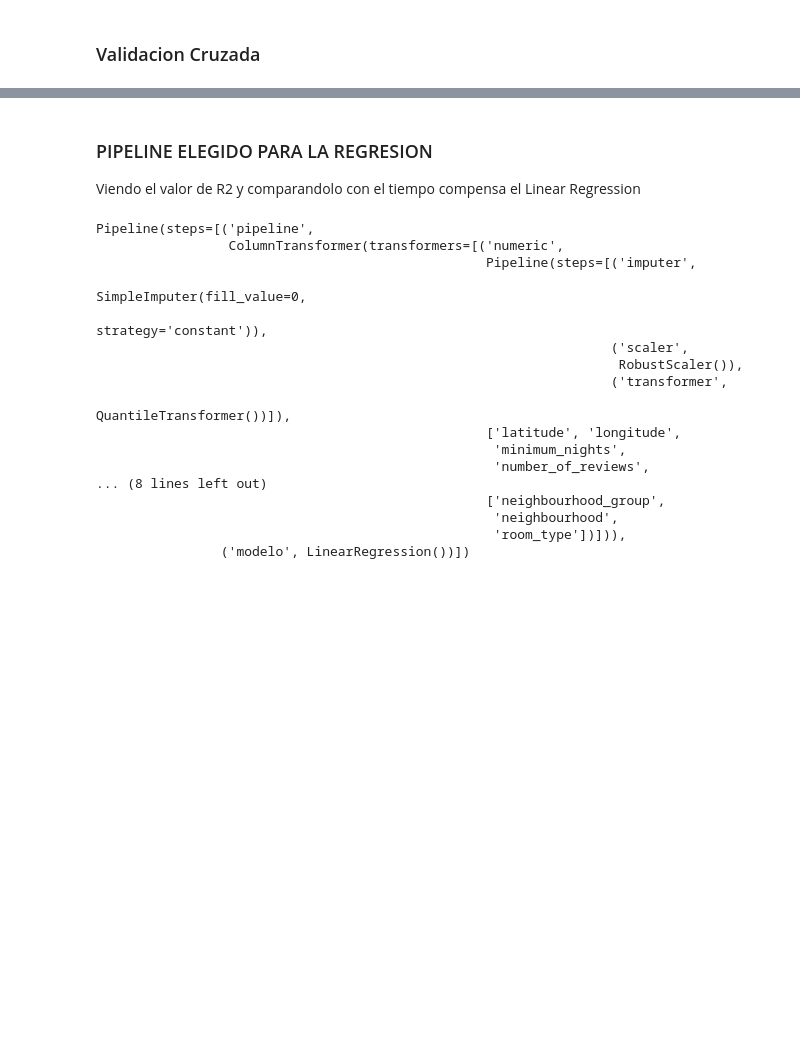
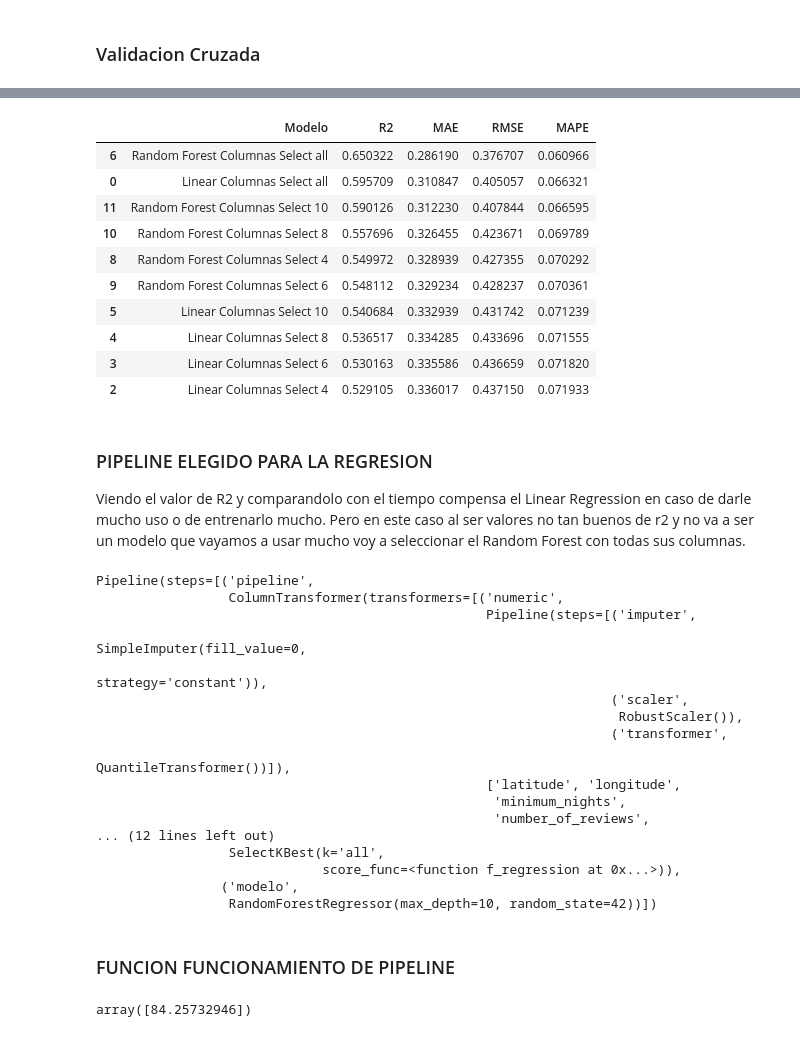
Before and after one commit to promav/PoyectosBootcamp, a Jupyter notebook: Mod5/m5_Pablo_Romero_Avila.ipynb, the cells around one changed output, grey strips where cells are left out. Drawn from its saved outputs; the diff is of its cells as text; code cells hidden in the pictures; blank space fills up the shorter version.

```diff
--- a/Mod5/m5_Pablo_Romero_Avila.ipynb
+++ b/Mod5/m5_Pablo_Romero_Avila.ipynb
@@ -739,7 +789,56 @@ df_resultados_cross.sort_values('test_r2', ascending=False).head(5)
+# %%
+ks = ['all', 2, 4 , 6, 8, 10]
+
+pipeline_categorical = Pipeline([
+                ('imputer', SimpleImputer(strategy='most_frequent')),
+                ('encoder', OneHotEncoder(handle_unknown='ignore')),
+])
+
+pipeline_numerical = Pipeline([
+    ('imputer', SimpleImputer(strategy='constant', fill_value=0)),
+    ('scaler', RobustScaler()),
+    ('transformer', QuantileTransformer())
+])
+
+pipeline_all = ColumnTransformer([
+    ('numeric', pipeline_numerical, numerical_col),
+    ('categorical', pipeline_categorical, categorical_col)
+])
+
+for k in ks:
+    pipeline = Pipeline([
+        ('pipeline', pipeline_all),
+        ('selector', SelectKBest(score_func=f_regression, k=k)),
+        ('modelo', RandomForestRegressor(max_depth=10,random_state=42))]
+    )
+
+    pipeline.fit(X_train_log, y_train_log)
+    y_pred = pipeline.predict(X_test_log)
+
+    r2 = r2_score(y_test_log, y_pred)
+    mae = mean_absolute_error(y_test_log, y_pred)
+    rmse = root_mean_squared_error(y_test_log, y_pred)
+    mape = mean_absolute_percentage_error(y_test_log, y_pred)
+    df_resultados.loc[len(df_resultados)] = [f'Random Forest Columnas Select {k}', r2, mae, rmse, mape]
+
+df_resultados.sort_values('R2', ascending=False).head(10)
+# %% [output]
+|  | Modelo | R2 | MAE | RMSE | MAPE |
+| 6 | Random Forest Columnas Select all | 0.650322 | 0.286190 | 0.376707 | 0.060966 |
+| 0 | Linear Columnas Select all | 0.595709 | 0.310847 | 0.405057 | 0.066321 |
+| 11 | Random Forest Columnas Select 10 | 0.590126 | 0.312230 | 0.407844 | 0.066595 |
+| 10 | Random Forest Columnas Select 8 | 0.557696 | 0.326455 | 0.423671 | 0.069789 |
+| 8 | Random Forest Columnas Select 4 | 0.549972 | 0.328939 | 0.427355 | 0.070292 |
+| 9 | Random Forest Columnas Select 6 | 0.548112 | 0.329234 | 0.428237 | 0.070361 |
+| 5 | Linear Columnas Select 10 | 0.540684 | 0.332939 | 0.431742 | 0.071239 |
+| 4 | Linear Columnas Select 8 | 0.536517 | 0.334285 | 0.433696 | 0.071555 |
+| 3 | Linear Columnas Select 6 | 0.530163 | 0.335586 | 0.436659 | 0.071820 |
+| 2 | Linear Columnas Select 4 | 0.529105 | 0.336017 | 0.437150 | 0.071933 |
 # %% [markdown]
 ### PIPELINE ELEGIDO PARA LA REGRESION
 
-Viendo el valor de R2 y comparandolo con el tiempo compensa el Linear Regression
+Viendo el valor de R2 y comparandolo con el tiempo compensa el Linear Regression en caso de darle mucho uso o de entrenarlo mucho.
+Pero en este caso al ser valores no tan buenos de r2 y no va a ser un modelo que vayamos a usar mucho voy a seleccionar el Random Forest con todas sus columnas.
 # %%
 pipeline_categorical = Pipeline([
                 ('imputer', SimpleImputer(strategy='most_frequent')),
@@ -758,7 +857,8 @@ pipeline_all = ColumnTransformer([
 
 pipeline = Pipeline([
     ('pipeline', pipeline_all),
-    ('modelo', LinearRegression())]
+    ('selector', SelectKBest(score_func=f_regression, k='all')),
+    ('modelo', RandomForestRegressor(max_depth=10,random_state=42))]
 )
 
 pipeline
@@ -775,8 +875,10 @@ Pipeline(steps=[('pipeline',
                                                   ['latitude', 'longitude',
                                                    'minimum_nights',
                                                    'number_of_reviews',
-... (8 lines left out)
-                                                  ['neighbourhood_group',
-                                                   'neighbourhood',
-                                                   'room_type'])])),
-                ('modelo', LinearRegression())])
+... (12 lines left out)
+                 SelectKBest(k='all',
+                             score_func=<function f_regression at 0x...>)),
+                ('modelo',
+                 RandomForestRegressor(max_depth=10, random_state=42))])
+# %% [markdown]
+### FUNCION FUNCIONAMIENTO DE PIPELINE
@@ -782,0 +934,7 @@ Pipeline(steps=[('pipeline',
+# %%
+prueba = pd.DataFrame([['Brooklyn', 'Kensington',	'40.64749',	'-73.97237', 'Private room', 1,	9,	0.21, 6,	365]],
+                      columns=['neighbourhood_group', 'neighbourhood',	'latitude',	'longitude', 'room_type', 'minimum_nights',	'number_of_reviews', 'reviews_per_month', 'calculated_host_listings_count',	'availability_365'])
+
+Predecir_precio(prueba)
+# %% [output]
+array([84.25732946])
```
Also changed, not shown: parts of 4 cells of this notebook.
